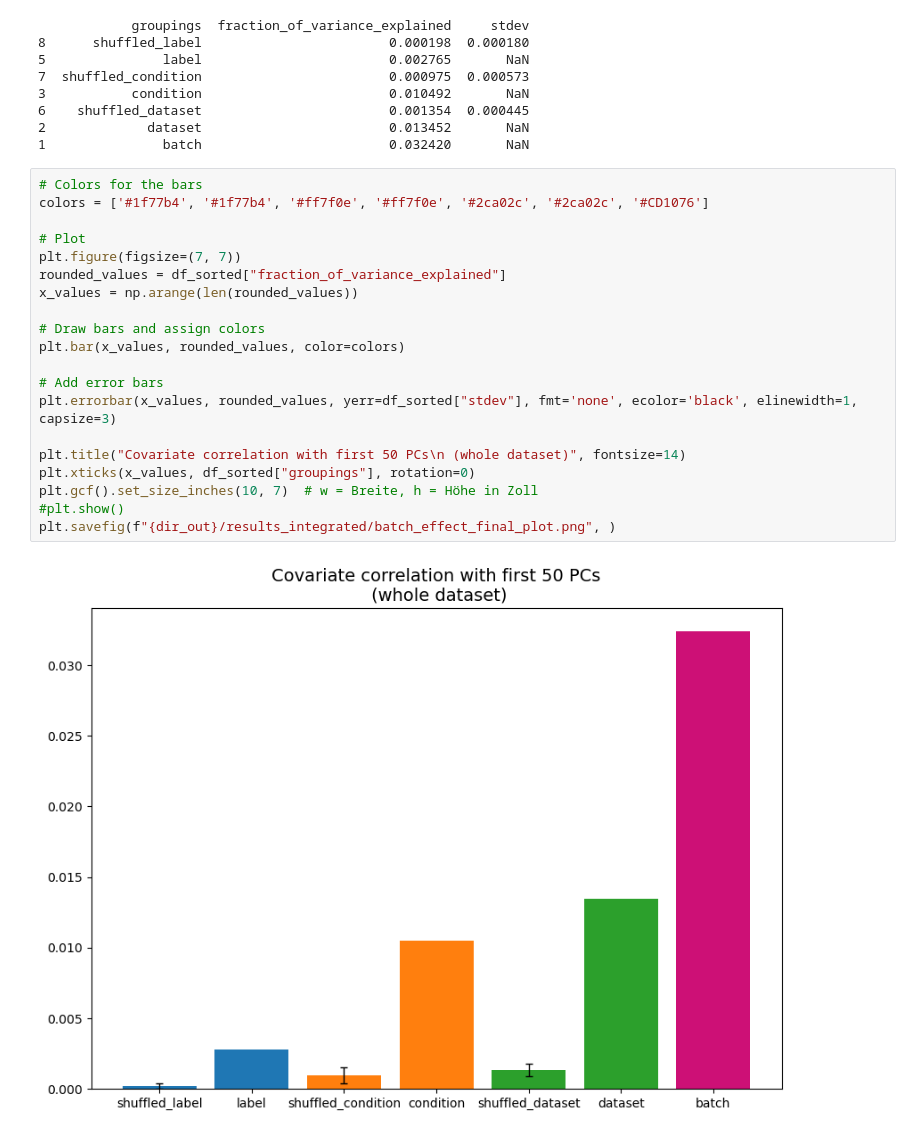
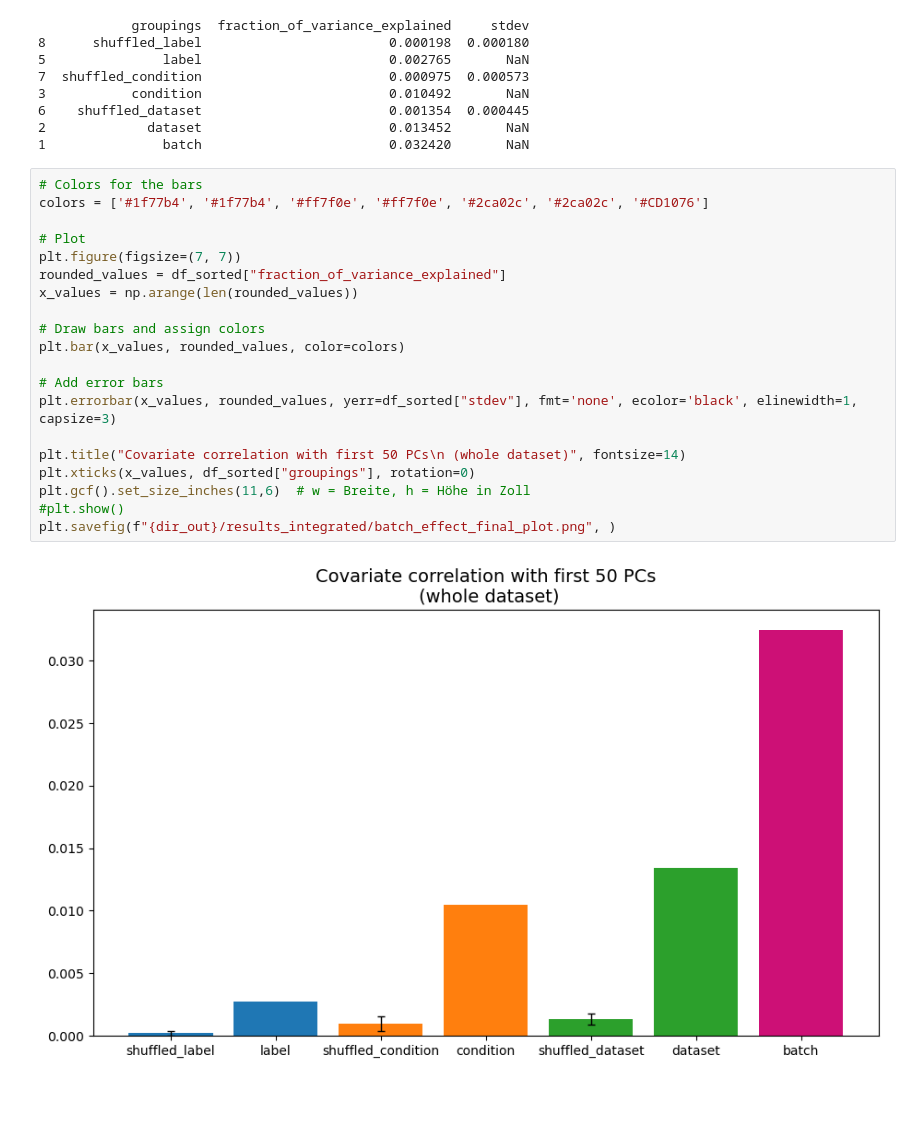
Before and after one commit to lueckenlab/masterpraktikum_fibrosis_atlas, a Jupyter notebook: notebooks/batch_effect_analysis/splitting_by_batch_effect_integrated.ipynb, the cells around one changed output. Drawn from its saved outputs; the diff is of its cells as text; blank space fills up the shorter version.

```diff
--- a/notebooks/batch_effect_analysis/splitting_by_batch_effect_integrated.ipynb
+++ b/notebooks/batch_effect_analysis/splitting_by_batch_effect_integrated.ipynb
@@ -430,22 +430,22 @@ print(df_sorted)
 # %%
 # Colors for the bars
 colors = ['#1f77b4', '#1f77b4', '#ff7f0e', '#ff7f0e', '#2ca02c', '#2ca02c', '#CD1076']
 
 # Plot
 plt.figure(figsize=(7, 7))
 rounded_values = df_sorted["fraction_of_variance_explained"]
 x_values = np.arange(len(rounded_values))
 
 # Draw bars and assign colors
 plt.bar(x_values, rounded_values, color=colors)
 
 # Add error bars
 plt.errorbar(x_values, rounded_values, yerr=df_sorted["stdev"], fmt='none', ecolor='black', elinewidth=1, capsize=3)
 
 plt.title("Covariate correlation with first 50 PCs\n (whole dataset)", fontsize=14)
 plt.xticks(x_values, df_sorted["groupings"], rotation=0)
-plt.gcf().set_size_inches(10, 7)  # w = Breite, h = Höhe in Zoll
+plt.gcf().set_size_inches(11,6)  # w = Breite, h = Höhe in Zoll
 #plt.show()
 plt.savefig(f"{dir_out}/results_integrated/batch_effect_final_plot.png", )
 # %% [output]
-[figure, old version]
+[figure, new version]
```
